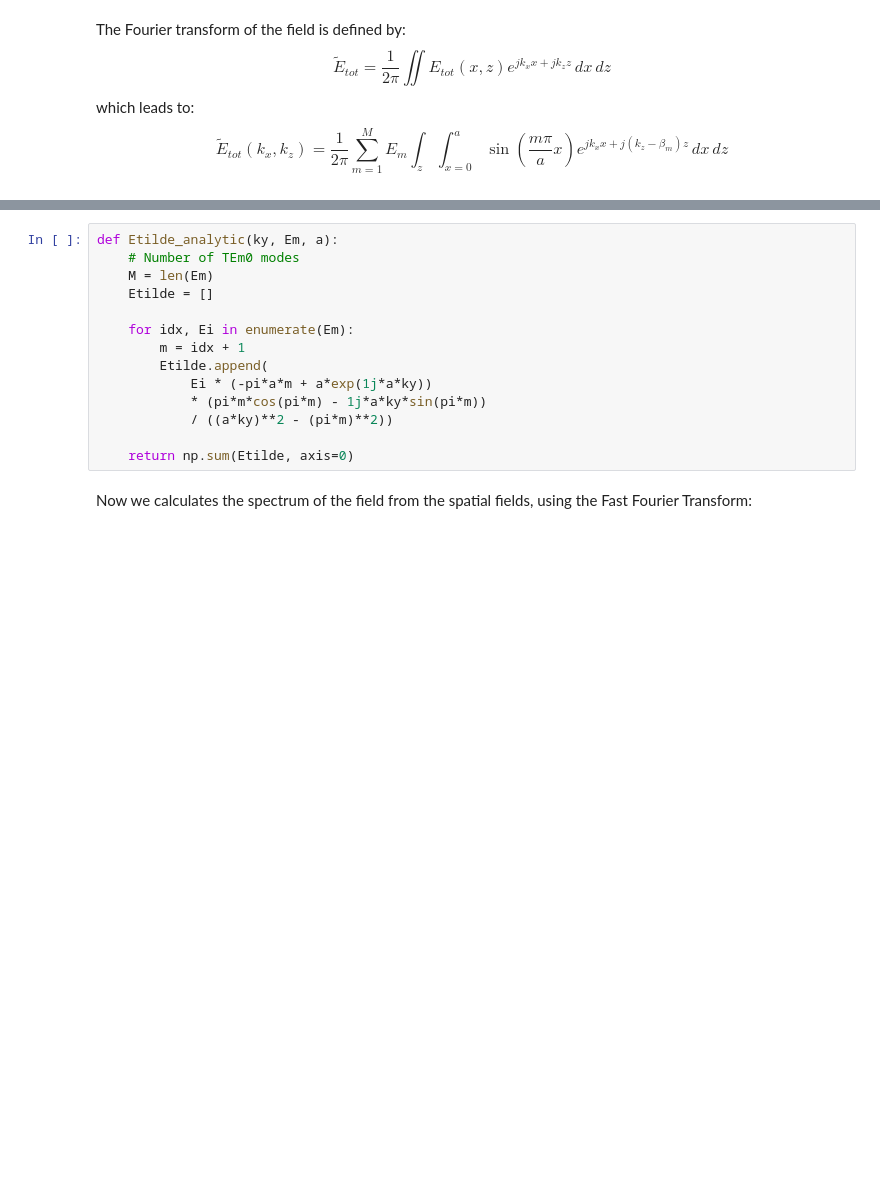
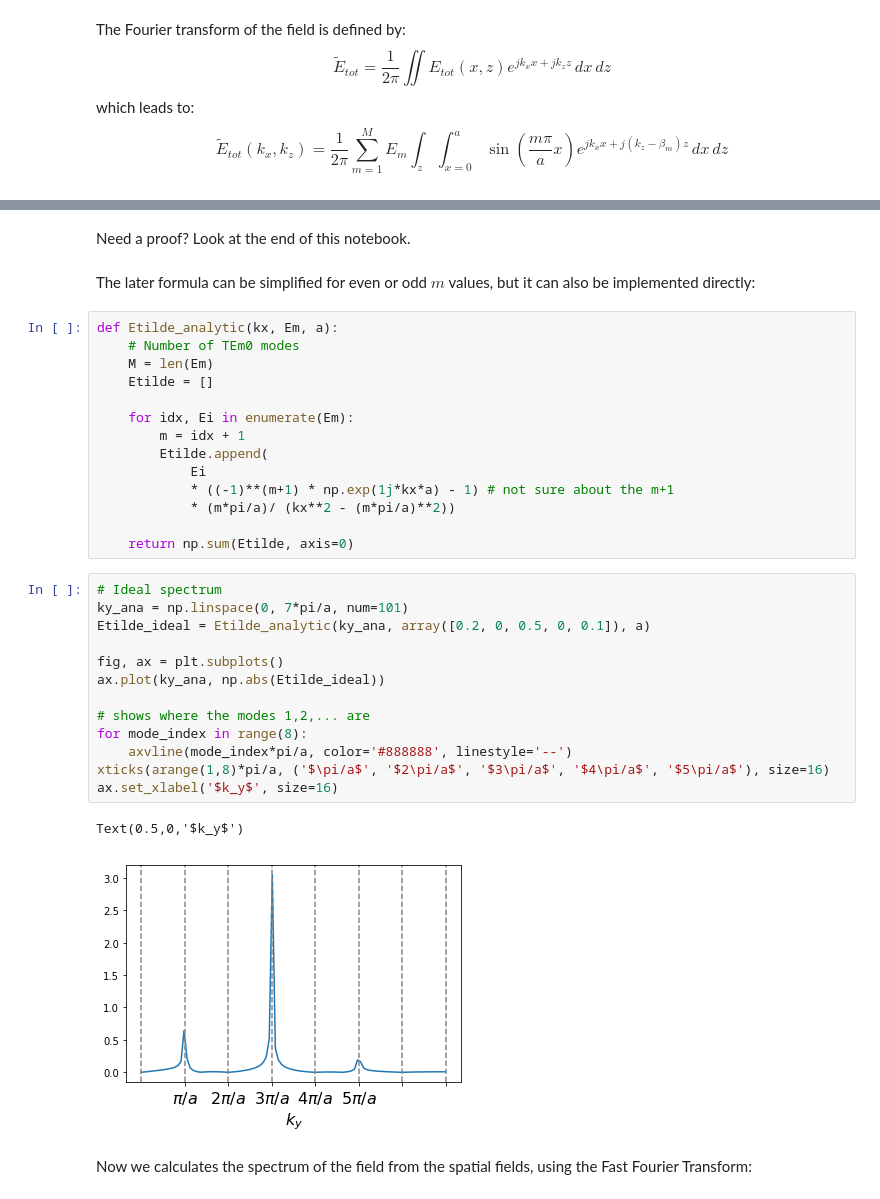
Before and after one commit to Hash--/documents, a Jupyter notebook: notebooks/TP Master Fusion/LH-Hands-on-mode-converter.ipynb, the cells around one changed output, grey strips where cells are left out. Cells and saved outputs as stored; diff of their text form; blank space fills up the shorter version.

Commit message:
updating some notebooks

```diff
--- a/notebooks/TP Master Fusion/LH-Hands-on-mode-converter.ipynb
+++ b/notebooks/TP Master Fusion/LH-Hands-on-mode-converter.ipynb
@@ -498,5 +519,9 @@ $$
+# %% [markdown]
+Need a proof? Look at the end of this notebook.
+# %% [markdown]
+The later formula can be simplified for even or odd $m$ values, but it can also be implemented directly:
 # %%
-def Etilde_analytic(ky, Em, a):
+def Etilde_analytic(kx, Em, a):
     # Number of TEm0 modes
     M = len(Em)
     Etilde = []
@@ -504,11 +529,27 @@ def Etilde_analytic(ky, Em, a):
     for idx, Ei in enumerate(Em):
         m = idx + 1
         Etilde.append(
-            Ei * (-pi*a*m + a*exp(1j*a*ky))
-            * (pi*m*cos(pi*m) - 1j*a*ky*sin(pi*m))
-            / ((a*ky)**2 - (pi*m)**2))
+            Ei
+            * ((-1)**(m+1) * np.exp(1j*kx*a) - 1) # not sure about the m+1
+            * (m*pi/a)/ (kx**2 - (m*pi/a)**2))
 
     return np.sum(Etilde, axis=0)
+# %%
+# Ideal spectrum
+ky_ana = np.linspace(0, 7*pi/a, num=101)
+Etilde_ideal = Etilde_analytic(ky_ana, array([0.2, 0, 0.5, 0, 0.1]), a)
+
+fig, ax = plt.subplots()
+ax.plot(ky_ana, np.abs(Etilde_ideal))
+
+# shows where the modes 1,2,... are
+for mode_index in range(8):
+    axvline(mode_index*pi/a, color='#888888', linestyle='--')
+xticks(arange(1,8)*pi/a, ('$\pi/a$', '$2\pi/a$', '$3\pi/a$', '$4\pi/a$', '$5\pi/a$'), size=16)
+ax.set_xlabel('$k_y$', size=16)
+# %% [output]
+Text(0.5,0,'$k_y$')
+[figure, added]
 # %% [markdown]
 Now we calculates the spectrum of the field from the spatial fields, using the Fast Fourier Transform:
 # %%
```
Also changed, not shown: parts of 21 cells of this notebook, 3 other files.
